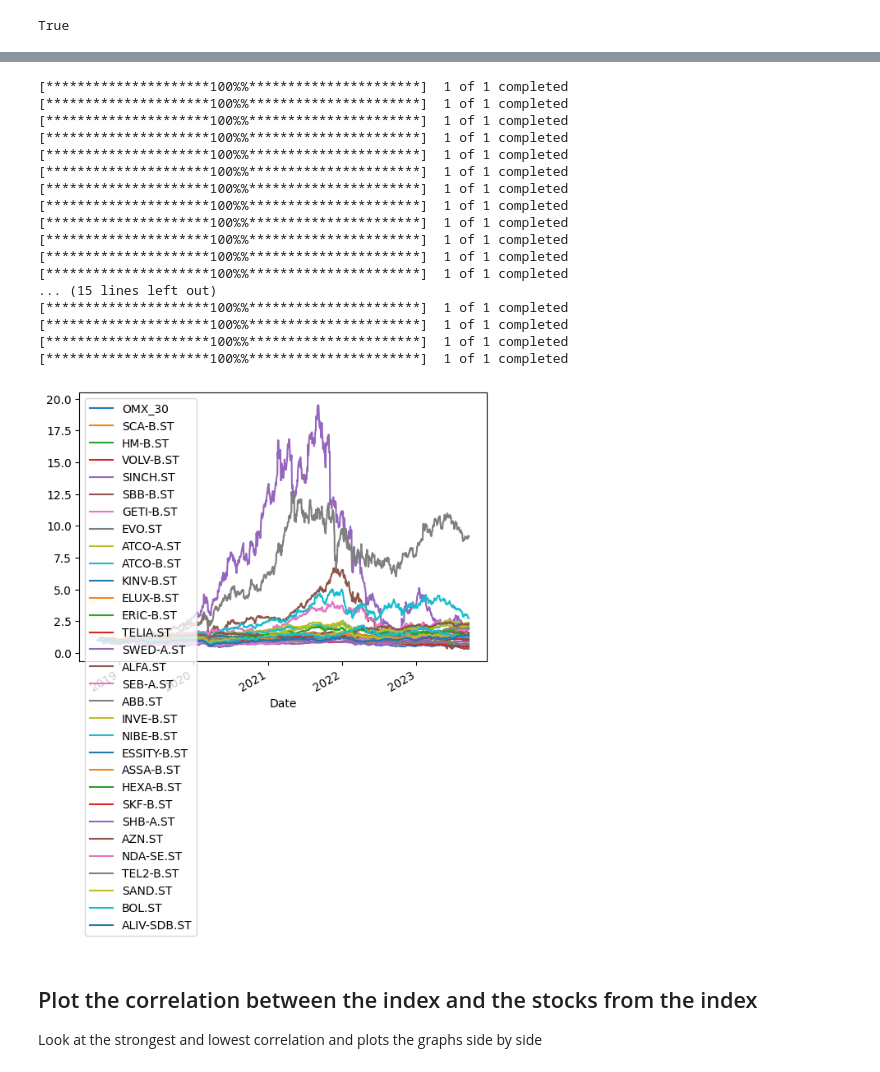
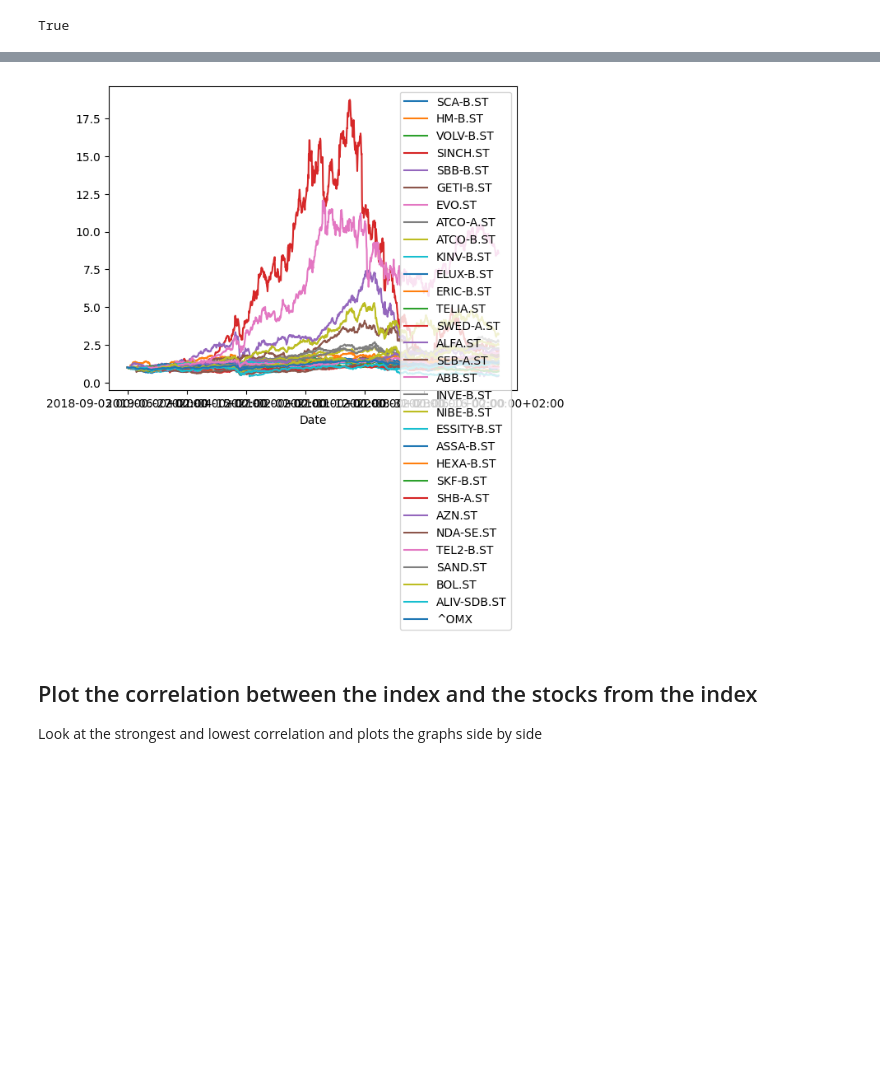
Before and after one commit to yann-pourcenoux/SmoothMyStrategy, a Jupyter notebook: src/notebooks/Learning.ipynb, the cells around one changed output, grey strips where cells are left out. Cells and saved outputs as stored; diff of their text form; code cells hidden in the pictures; blank space fills up the shorter version.

```diff
--- a/src/notebooks/Learning.ipynb
+++ b/src/notebooks/Learning.ipynb
@@ -35,7 +35,16 @@ tickers_OMX = [
     'SAND.ST',
     'BOL.ST',
     'ALIV-SDB.ST',
+    '^OMX',
 ]
-len(tickers_OMX)== 30
+len(tickers_OMX)== 30 + 1
 # %% [output]
 True
+# %%
+from data.loader import DataLoader, DataLoaderConfig
+
+loader = DataLoader(DataLoaderConfig(tickers=tickers_OMX))
+
+get_data = lambda : loader.get_dataframe(tickers_OMX, columns='Close', start='2018-09-01', end='2023-09-01')
+
+get_data().head()
@@ -42,49 +60,16 @@ True
 # %%
-import yfinance
-import datetime
 import matplotlib.pyplot as plt
 
-# Get today's date
-date = datetime.datetime.today().strftime('%Y-%m-%d')
-# Start date is 5 years ago
-start_date = datetime.datetime.today() - datetime.timedelta(days=5*365)
-
-# Get the data for the stock Apple by specifying the stock ticker, start date, and end date
-data = yfinance.download('^OMX', start_date, date)
-
-# Select only the Close column and rename it simply as "OMX_30"
-data = data[['Close']]
-data = data.rename(columns={'Close':'OMX_30'})
-
-# Add a column fpr each ticker
-for ticker in tickers_OMX:
-    data[ticker] = yfinance.download(ticker,start_date,date)['Close']
+data = get_data()
 
 # Divide each column by the price at start date
 data = data/data.iloc[0]
 
 # Plot the prices and show a red bar in red when it is NaN
 data.plot()
 plt.show()
 # %% [output]
-[*********************100%%**********************]  1 of 1 completed
-[*********************100%%**********************]  1 of 1 completed
-[*********************100%%**********************]  1 of 1 completed
-[*********************100%%**********************]  1 of 1 completed
-[*********************100%%**********************]  1 of 1 completed
-[*********************100%%**********************]  1 of 1 completed
-[*********************100%%**********************]  1 of 1 completed
-[*********************100%%**********************]  1 of 1 completed
-[*********************100%%**********************]  1 of 1 completed
-[*********************100%%**********************]  1 of 1 completed
-[*********************100%%**********************]  1 of 1 completed
-[*********************100%%**********************]  1 of 1 completed
-... (15 lines left out)
-[*********************100%%**********************]  1 of 1 completed
-[*********************100%%**********************]  1 of 1 completed
-[*********************100%%**********************]  1 of 1 completed
-[*********************100%%**********************]  1 of 1 completed
-[figure, old version]
+[figure, new version]
 # %% [markdown]
 ## Plot the correlation between the index and the stocks from the index
 
```
Also changed, not shown: parts of 7 cells of this notebook, 11 other files.
